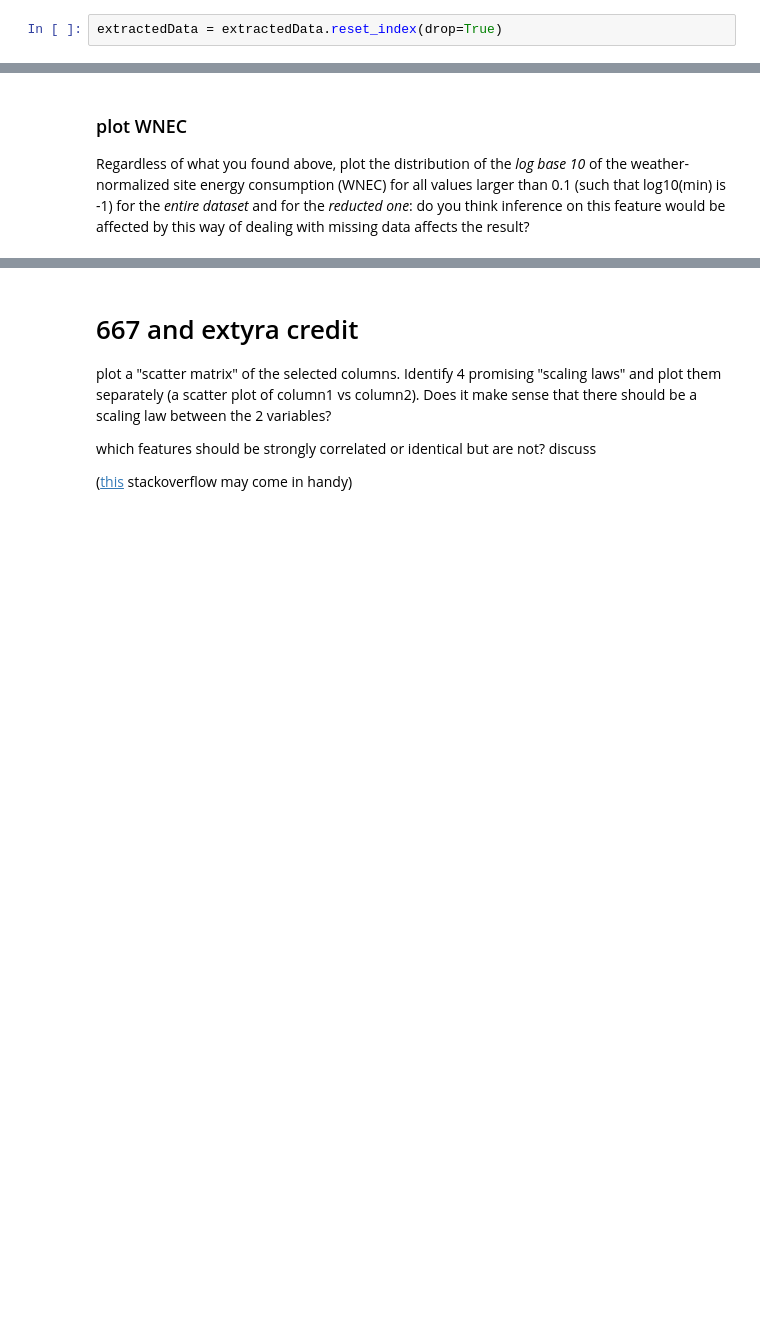
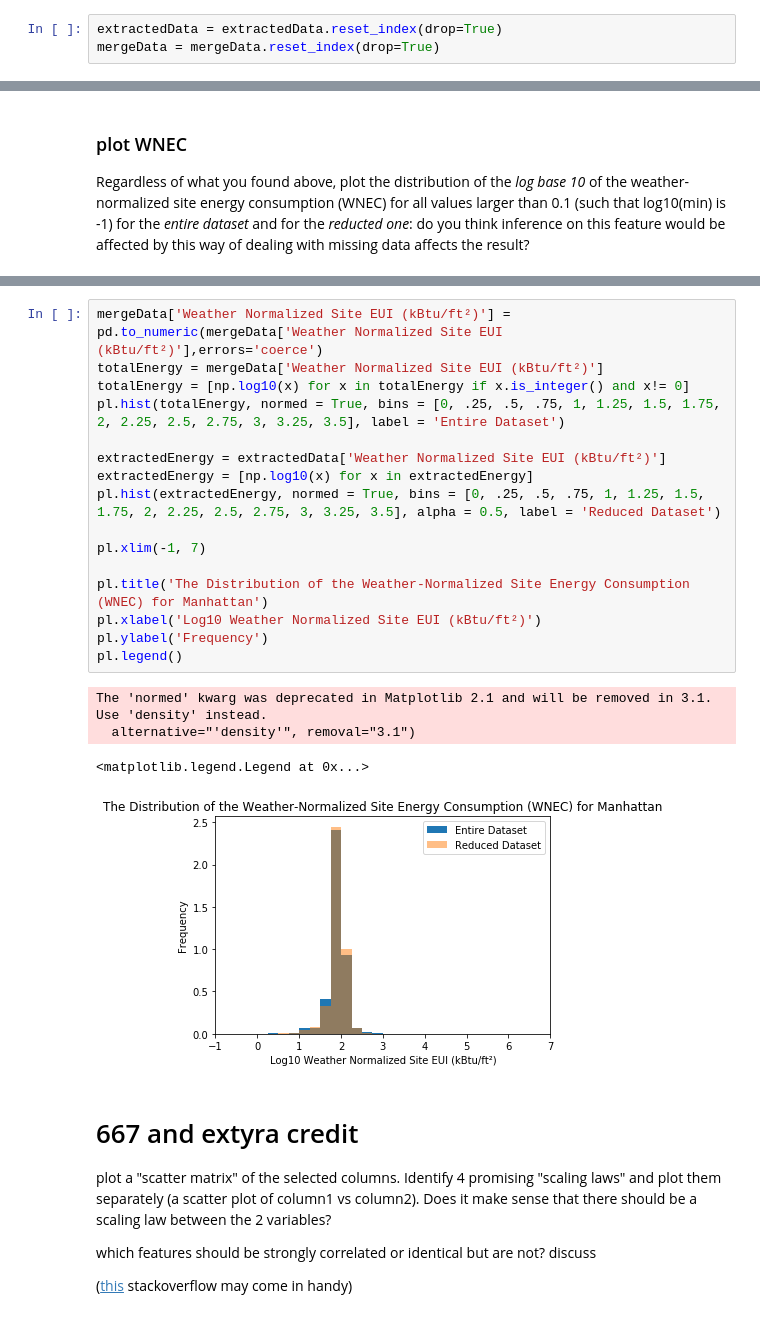
Before and after one commit to fedhere/DSPS_cHarty, a Jupyter notebook: HW5/BuildingsEnergyOwners_cHarty.ipynb, the cells around one changed output, grey strips where cells are left out. Cells and saved outputs as stored; diff of their text form; blank space fills up the shorter version.

```diff
--- a/HW5/BuildingsEnergyOwners_cHarty.ipynb
+++ b/HW5/BuildingsEnergyOwners_cHarty.ipynb
@@ -249,2 +229,3 @@ lost buildings percentage: 39.40 %
 # %%
 extractedData = extractedData.reset_index(drop=True)
+mergeData = mergeData.reset_index(drop=True)
@@ -304,3 +301,24 @@ Regardless of what you found above, plot the distribution of the _log base 10_ o
+# %%
+mergeData['Weather Normalized Site EUI (kBtu/ft²)'] = pd.to_numeric(mergeData['Weather Normalized Site EUI (kBtu/ft²)'],errors='coerce')
+totalEnergy = mergeData['Weather Normalized Site EUI (kBtu/ft²)']
+totalEnergy = [np.log10(x) for x in totalEnergy if x.is_integer() and x!= 0]
+pl.hist(totalEnergy, normed = True, bins = [0, .25, .5, .75, 1, 1.25, 1.5, 1.75, 2, 2.25, 2.5, 2.75, 3, 3.25, 3.5], label = 'Entire Dataset')
+
+extractedEnergy = extractedData['Weather Normalized Site EUI (kBtu/ft²)']
+extractedEnergy = [np.log10(x) for x in extractedEnergy]
+pl.hist(extractedEnergy, normed = True, bins = [0, .25, .5, .75, 1, 1.25, 1.5, 1.75, 2, 2.25, 2.5, 2.75, 3, 3.25, 3.5], alpha = 0.5, label = 'Reduced Dataset')
+
+pl.xlim(-1, 7)
+
+pl.title('The Distribution of the Weather-Normalized Site Energy Consumption (WNEC) for Manhattan')
+pl.xlabel('Log10 Weather Normalized Site EUI (kBtu/ft²)')
+pl.ylabel('Frequency')
+pl.legend()
+# %% [output]
+The 'normed' kwarg was deprecated in Matplotlib 2.1 and will be removed in 3.1. Use 'density' instead.
+  alternative="'density'", removal="3.1")
+<matplotlib.legend.Legend at 0x...>
+[figure, added]
 # %% [markdown]
 # 667 and extyra credit
 plot a "scatter matrix" of the selected columns. Identify 4 promising "scaling laws" and plot them separately (a scatter plot of column1 vs column2). Does it make sense that there should be a scaling law between the 2 variables?
```
Also changed, not shown: parts of 25 cells of this notebook.
